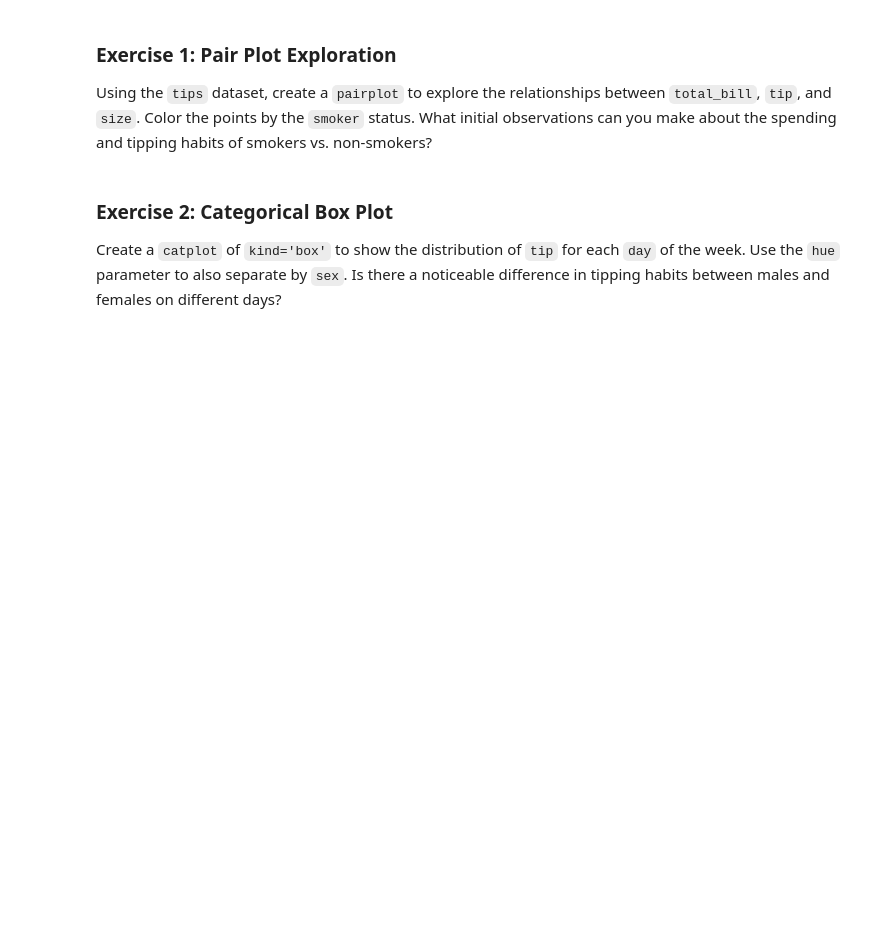
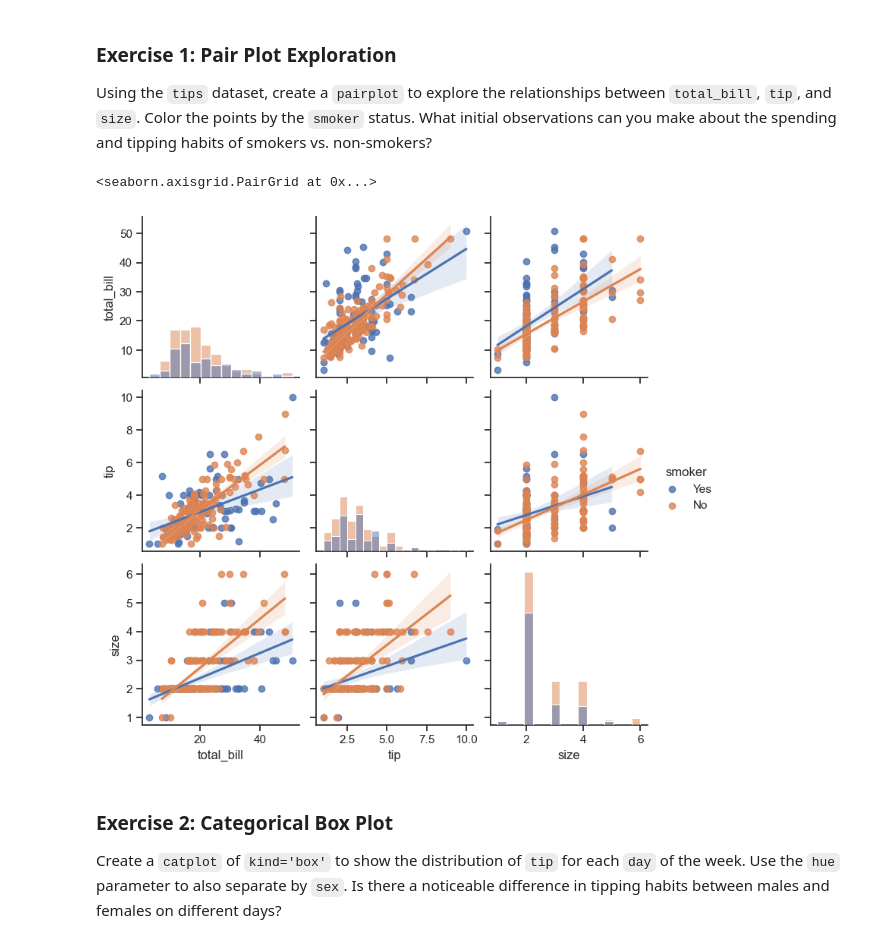
Before and after one commit to Shravanthi20/DataVisualisation, a Jupyter notebook: matplotlib_project/lab6/Seaborn.ipynb, the cells around one changed output. Saved outputs shown, nothing was run; the diff lists cells and outputs as text; code cells hidden in the pictures; blank space fills up the shorter version.

```diff
--- a/matplotlib_project/lab6/Seaborn.ipynb
+++ b/matplotlib_project/lab6/Seaborn.ipynb
@@ -289,6 +375,11 @@ Use the `tips` and `iris` datasets to complete the following challenges.
 Using the `tips` dataset, create a `pairplot` to explore the relationships between `total_bill`, `tip`, and `size`. Color the points by the `smoker` status. What initial observations can you make about the spending and tipping habits of smokers vs. non-smokers?
 # %%
 # Your code for Exercise 1 here
+tips= sns.load_dataset("tips")
+sns.pairplot(data=tips,hue='smoker',diag_kind='hist',kind='reg')
+# %% [output]
+<seaborn.axisgrid.PairGrid at 0x...>
+[figure, added]
 # %% [markdown]
 ### Exercise 2: Categorical Box Plot
 
```
Also changed, not shown: parts of 10 cells of this notebook, 31 other files.
